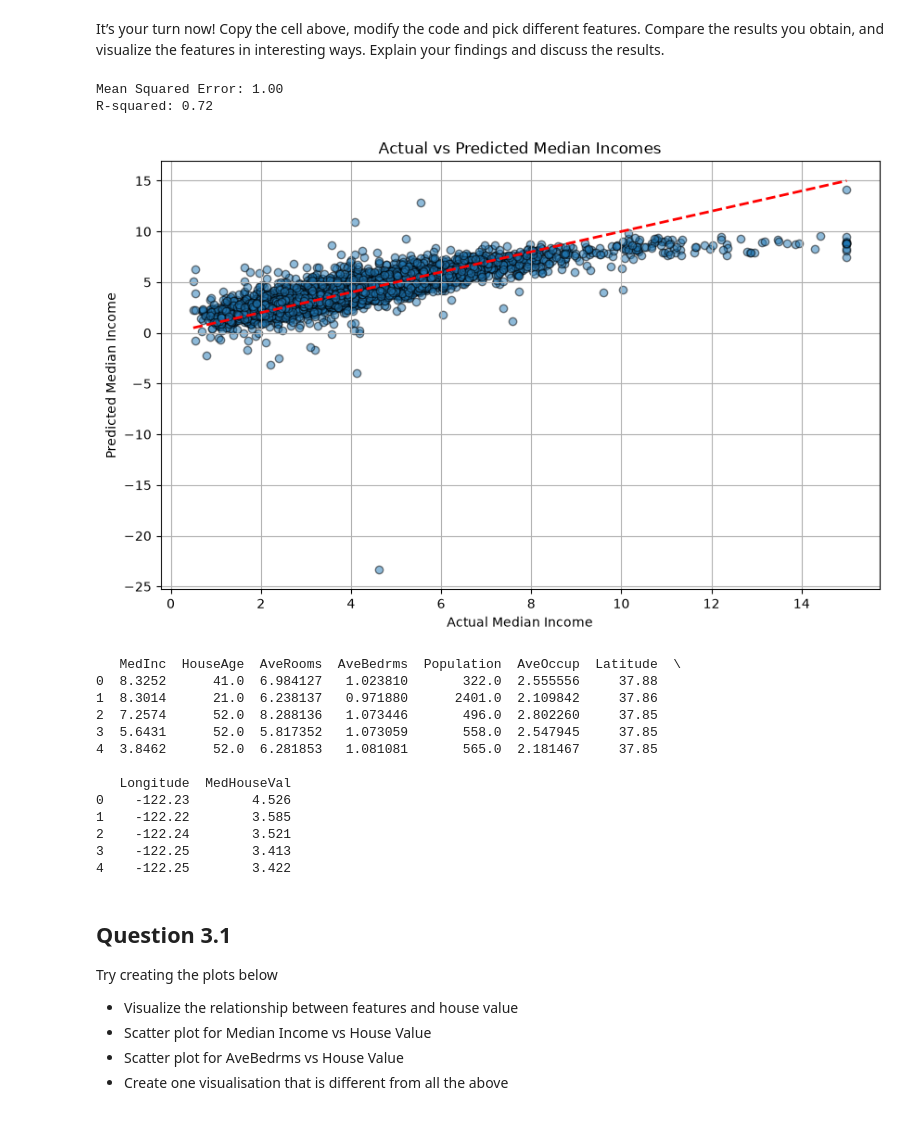
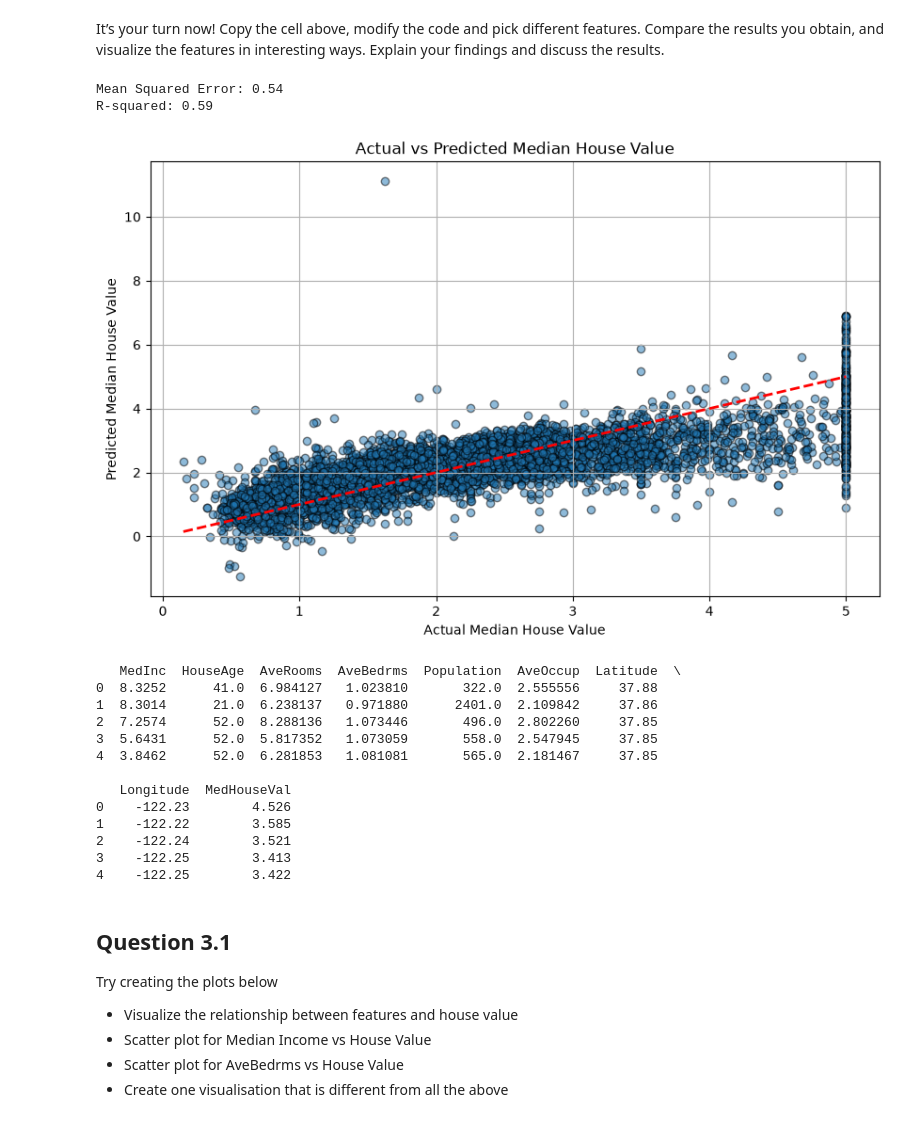
Before and after one commit to Suprito0/MachineLearning, a Jupyter notebook: Practicals/M1 T2 Prac.ipynb, the cells around one changed output. Drawn from its saved outputs; the diff is of its cells as text; code cells hidden in the pictures.

```diff
--- a/Practicals/M1 T2 Prac.ipynb
+++ b/Practicals/M1 T2 Prac.ipynb
@@ -188,42 +188,42 @@ It’s your turn now! Copy the cell above, modify the code and pick different fe
 ##########################################
 # PRACTICE: pick different features here #
 ##########################################
-X = df.drop(columns=["MedInc"])  # Features
-y = df["MedInc"]  # Target (Median House Value)
+X = df[["AveBedrms", "MedInc", "Longitude", "Latitude", "AveRooms"]]  # Features
+y = df["MedHouseVal"]  # Target (Median House Value)
 
 
 # Step 2: Split into training and testing datasets
 X_train, X_test, y_train, y_test = train_test_split(X, y, test_size=0.3, random_state=42)
 
 
 # Step 3: Fit a linear regression model
 model = LinearRegression()
 model.fit(X_train, y_train)
 
 # Step 4: Make predictions
 y_pred = model.predict(X_test)
 
 # Step 5: Evaluate the model
 mse = mean_squared_error(y_test, y_pred)
 r2 = r2_score(y_test, y_pred)
 print(f"Mean Squared Error: {mse:.2f}")
 print(f"R-squared: {r2:.2f}")
 
 # Step 6: Plot actual vs. predicted values
 plt.figure(figsize=(10, 6))
 plt.scatter(y_test, y_pred, alpha=0.5, edgecolor='k')
 plt.plot([y_test.min(), y_test.max()], [y_test.min(), y_test.max()], 'r--', linewidth=2)
-plt.xlabel("Actual Median Income")
-plt.ylabel("Predicted Median Income")
-plt.title("Actual vs Predicted Median Incomes")
+plt.xlabel("Actual Median House Value")
+plt.ylabel("Predicted Median House Value")
+plt.title("Actual vs Predicted Median House Value")
 plt.grid()
 plt.show()
 
 print(df.head())
 # %% [output]
-Mean Squared Error: 1.00
-R-squared: 0.72
+Mean Squared Error: 0.54
+R-squared: 0.59
-[figure, old version]
+[figure, new version]
    MedInc  HouseAge  AveRooms  AveBedrms  Population  AveOccup  Latitude  \
 0  8.3252      41.0  6.984127   1.023810       322.0  2.555556     37.88
 1  8.3014      21.0  6.238137   0.971880      2401.0  2.109842     37.86
```
Also changed, not shown: parts of 3 cells of this notebook.
